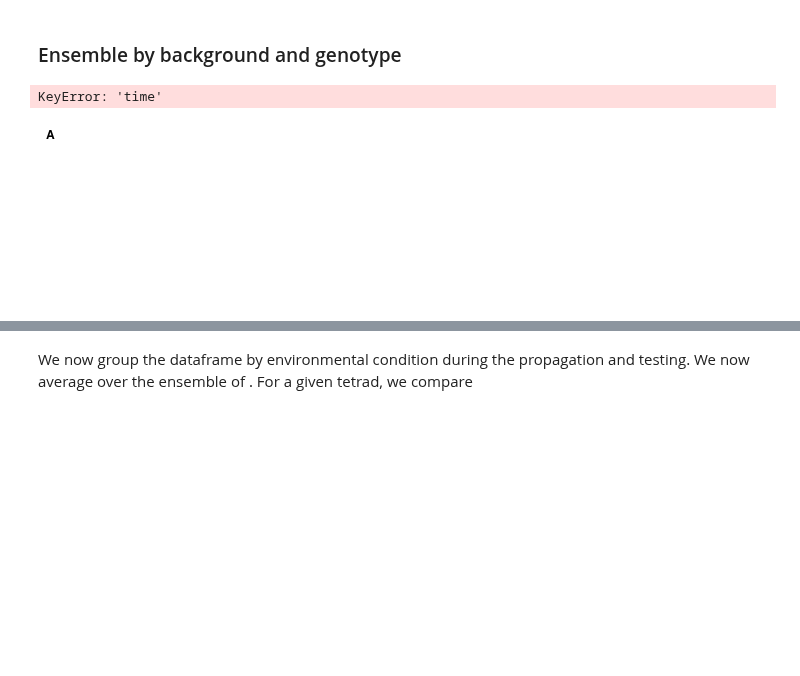
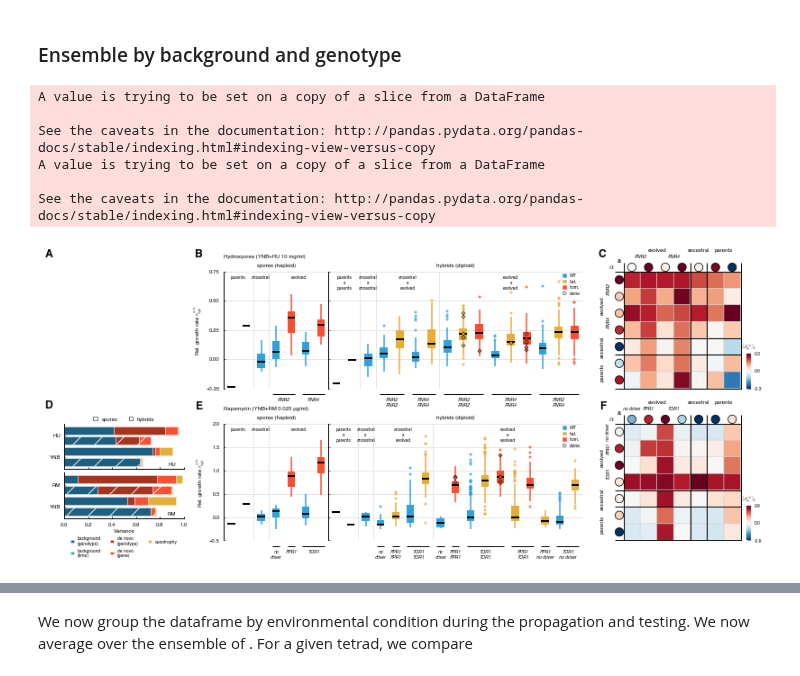
Before and after one commit to ivazquez/clonal-heterogeneity, a Jupyter notebook: src/figure5.ipynb, the cells around one changed output, grey strips where cells are left out. Drawn from its saved outputs; the diff is of its cells as text; code cells hidden in the pictures; blank space fills up the shorter version.

```diff
--- a/src/figure5.ipynb
+++ b/src/figure5.ipynb
@@ -135,16 +138,16 @@ df[order].to_csv(dir_data+'pheno/genetic-cross/pheno_hybrids_abs.csv', index=Fal
 ## Clones
 # %%
 # load data
-clone_norm_df = utils.load_data(dir_data+'pheno/pheno_populations_norm.pickle')
+clone_norm_df = utils.load_data(dir_data+'pheno/populations/pheno_populations_norm.pickle')
 
 # filter out strains used for spatial control
-clone_norm_df = clone_norm_df[(clone_norm_df.time == 'ancestral')|\
-                              (clone_norm_df.time == 'evolved')]
+clone_norm_df = clone_norm_df[(clone_norm_df.group == 'ancestral')|\
+                              (clone_norm_df.group == 'evolved')]
 
 clone_norm_df['genotype_short'] = map(lambda x: tuple(x.strip("/").split("/")),clone_norm_df['genotype_short'])
 clone_norm_df['genotype_long'] = map(lambda x: tuple(x.strip("/").split("/")),clone_norm_df['genotype_long'])
 
-clone_norm_df['time'] = zip(clone_norm_df.time, clone_norm_df.time)
+clone_norm_df['group'] = zip(clone_norm_df.group, clone_norm_df.group)
 clone_norm_df['background'] = zip(clone_norm_df.background, clone_norm_df.background)
 clone_norm_df['gene'] = zip(clone_norm_df.gene, clone_norm_df.gene)
 # clone_norm_df['genotype'] = zip(clone_norm_df.genotype, clone_norm_df.genotype)
@@ -189,9 +190,9 @@ ax.text(-0.1, 1.15,  chr(ord('A')), transform=ax.transAxes,
 ax.axis('off')
 
 ### Box plots ###
-groups_sp = spores_norm_df.groupby(['env_evo','env_test'])
-groups_hy = hybrids_norm_df.groupby(['env_evo','env_test'])
-groups_cl = clone_norm_df.groupby(['selection','env_test'])
+groups_sp = spores_norm_df.groupby(['selection','environment'])
+groups_hy = hybrids_norm_df.groupby(['selection','environment'])
+groups_cl = clone_norm_df.groupby(['selection','environment'])
 
 for (ii, (env_evo, env_test)) in enumerate([('HU','HU'),('RM','RM')]):
 
@@ -203,24 +204,24 @@ for (ii, (env_evo, env_test)) in enumerate([('HU','HU'),('RM','RM')]):
     # filter by dictionary
     S = S[(S['group'].isin(sp_bg_dict['position'][env_evo].keys())) &
           (S['genotype_short'].isin(sp_gt_short_dict['position'][env_evo].keys())) &
-          (S['time'].isin(sp_cl_dict['position'][env_evo].keys()))]
+          (S['background'].isin(sp_cl_dict['position'][env_evo].keys()))]
     H = H[(H['group'].isin(hy_bg_dict['position'][env_evo].keys())) &
           (H['genotype_short'].isin(hy_gt_short_dict['position'][env_evo].keys())) &
-          (H['time'].isin(hy_cl_dict['position'][env_evo].keys()))]
+          (H['background'].isin(hy_cl_dict['position'][env_evo].keys()))]
 
     # apply sorting ranks to reorder rows
     S.loc[:,'rank_group'] = S['group'].map(sp_bg_dict['position'][env_evo])
-    S.loc[:,'rank_time'] = S['time'].map(sp_cl_dict['position'][env_evo])
+    S.loc[:,'rank_background'] = S['background'].map(sp_cl_dict['position'][env_evo])
     S.loc[:,'rank_gene'] = S['gene'].map(sp_gn_dict['position'][env_evo])
     S.loc[:,'rank_genotype'] = S['genotype_short'].map(sp_gt_short_dict['position'][env_evo])
-    S.sort_values(['rank_group','rank_time','rank_gene','rank_genotype'],
+    S.sort_values(['rank_group','rank_background','rank_gene','rank_genotype'],
                   ascending=True,inplace=True)
 
-    H.loc[:,'rank_background'] = H['group'].map(hy_bg_dict['position'][env_evo])
-    H.loc[:,'rank_population'] = H['population'].map(hy_cl_dict['position'][env_evo])
+    H.loc[:,'rank_group'] = H['group'].map(hy_bg_dict['position'][env_evo])
+    H.loc[:,'rank_background'] = H['background'].map(hy_cl_dict['position'][env_evo])
     H.loc[:,'rank_gene'] = H['gene'].map(hy_gn_dict['position'][env_evo])
     H.loc[:,'rank_genotype'] = H['genotype_short'].map(hy_gt_short_dict['position'][env_evo])
-    H.sort_values(['rank_background','rank_time','rank_gene','rank_genotype'],
+    H.sort_values(['rank_group','rank_background','rank_gene','rank_genotype'],
                   ascending=True,inplace=True)
 
     S_ref = S[S.group=='ancestral'].growth_rate.mean()
@@ -235,13 +236,13 @@ for (ii, (env_evo, env_test)) in enumerate([('HU','HU'),('RM','RM')]):
     ax1.text(0, 1.125,  dict_environment['long_label'][env_evo], transform=ax1.transAxes,
              fontsize=6, va='center', ha='left')
 
-    S = S.groupby(['group','time','gene','genotype_short','tetrad','spore'], sort=False)[param]\
+    S = S.groupby(['group','background','gene','genotype_short','tetrad','spore'], sort=False)[param]\
     .agg([np.mean, np.median, np.std, 'count'])['mean']\
-    .unstack(level=['group','time','gene','genotype_short'])
+    .unstack(level=['group','background','gene','genotype_short'])
     S = S-S_ref
 
-    bp = S.plot(ax=ax1, kind='box', by='population', return_type='dict',
-                labels=S.columns.get_level_values('population'))
+    bp = S.plot(ax=ax1, kind='box', by='group', return_type='dict',
+                labels=S.columns.get_level_values('group'))
 
     plot.boxplot_custom(bp, ax1,
                         colors=[sp_gt_short_dict['color'][env_evo][x] for x in S.columns.get_level_values('genotype_short')],
@@ -254,24 +255,24 @@ for (ii, (env_evo, env_test)) in enumerate([('HU','HU'),('RM','RM')]):
     ### hybrids barplot ###
     ax2 = plt.subplot(gs[(env_evo,'barplot')][7:], sharey=ax1)
 
-    H = H.groupby(['group','time','gene','genotype_short','tetrad','spore'], sort=False)[param]\
+    H = H.groupby(['group','background','gene','genotype_short','tetrad','spore'], sort=False)[param]\
     .agg([np.mean, np.median, np.std, 'count'])['mean']\
-    .unstack(level=['group','time','gene','genotype_short'])
+    .unstack(level=['group','background','gene','genotype_short'])
     H = H-H_ref
 
-    C = C.groupby(['group','time','gene','genotype_short','isolate'], sort=False)[param]\
+    C = C.groupby(['group','background','gene','genotype_short','isolate'], sort=False)[param]\
     .agg([np.mean, np.median, np.std, 'count'])['mean']
     C_ref = C[('ancestral', 'ancestral')].mean()
 
     C = C-C_ref
-    C = C.unstack(level=['group','time','gene','genotype_short'])
+    C = C.unstack(level=['group','background','gene','genotype_short'])
     C = C.loc[:,(C.columns.get_level_values('group').isin([('evolved','evolved')])\
                  &~(C.columns.get_level_values('gene').isin([('','')])))]
     C = C.reindex(columns=H.columns)
     C = C.dropna(how='all')
 
-    bp = H.plot(ax=ax2, kind='box', by='time', return_type='dict',
-                labels=H.columns.get_level_values('population'))
+    bp = H.plot(ax=ax2, kind='box', by='group', return_type='dict',
+                labels=H.columns.get_level_values('group'))
 
     plot.boxplot_custom(bp, ax2,
                         colors=[hy_gt_short_dict['color'][env_evo][x] for x in H.columns.get_level_values('genotype_short')],
@@ -359,22 +360,22 @@ for (ii, (env_evo, env_test)) in enumerate([('HU','HU'),('RM','RM')]):
 
     # apply sorting ranks to reorder rows
     S.loc[:,u'rank_group'] = S[u'group'].map(dict_background)
-    S.loc[:,u'rank_time'] = S[u'time'].map(dict_population)
+    S.loc[:,u'rank_background'] = S[u'background'].map(dict_population)
     S.loc[:,u'rank_genotype'] = S[u'genotype_short'].map(dict_genotype)
     S.loc[:,u'rank_gene'] = S[u'gene'].map(dict_gene)
-    S.sort_values(by=[u'rank_group',u'rank_population',u'rank_genotype',u'rank_gene'],
+    S.sort_values(by=[u'rank_group',u'rank_background',u'rank_genotype',u'rank_gene'],
                   ascending=True,inplace=True)
 
     H.loc[:,u'rank_group_MATa'] = H[u'group_MATa'].map(dict_background)
     H.loc[:,u'rank_group_MATα'] = H[u'group_MATα'].map(dict_background)
-    H.loc[:,u'rank_time_MATa'] = H[u'time_MATa'].map(dict_population)
-    H.loc[:,u'rank_time_MATα'] = H[u'time_MATα'].map(dict_population)
+    H.loc[:,u'rank_background_MATa'] = H[u'background_MATa'].map(dict_population)
+    H.loc[:,u'rank_background_MATα'] = H[u'background_MATα'].map(dict_population)
     H.loc[:,u'rank_genotype_MATa'] = H[u'genotype_short_MATa'].map(dict_genotype)
     H.loc[:,u'rank_genotype_MATα'] = H[u'genotype_short_MATα'].map(dict_genotype)
     H.loc[:,u'rank_gene_MATa'] = H[u'gene_MATa'].map(dict_gene)
     H.loc[:,u'rank_gene_MATα'] = H[u'gene_MATα'].map(dict_gene)
     H.sort_values(by=[u'rank_group_MATa',u'rank_group_MATα',
-                      u'rank_time_MATa',u'rank_time_MATα',
+                      u'rank_background_MATa',u'rank_background_MATα',
                       u'rank_gene_MATa',u'rank_gene_MATα',
                       u'rank_genotype_MATa',u'rank_genotype_MATα'],
                   ascending=True, inplace=True)
@@ -385,7 +386,7 @@ for (ii, (env_evo, env_test)) in enumerate([('HU','HU'),('RM','RM')]):
              fontsize=12, fontweight='bold', va='center', ha='right')
 
     # spores
-    S = S.groupby([u'mating',u'group',u'time',u'genotype_short',u'gene'],
+    S = S.groupby([u'mating',u'group',u'background',u'genotype_short',u'gene'],
                     sort=False).agg(np.mean)[param]
     S_ref = S.ix[:,'ancestral'].mean()
     S = S-S_ref
@@ -401,10 +402,10 @@ for (ii, (env_evo, env_test)) in enumerate([('HU','HU'),('RM','RM')]):
                         cmap=plt.cm.RdBu_r, radius=0.25)
 
     # hybrids
-    H = H.groupby([u'group_MATa',u'time_MATa',u'gene_MATa',u'genotype_short_MATa',
-                   u'group_MATα',u'time_MATα',u'gene_MATα',u'genotype_short_MATα'],
+    H = H.groupby([u'group_MATa',u'background_MATa',u'gene_MATa',u'genotype_short_MATa',
+                   u'group_MATα',u'background_MATα',u'gene_MATα',u'genotype_short_MATα'],
                     sort=False).agg(np.mean)[param]
-    H = H.unstack(level=[u'group_MATα',u'time_MATα',u'gene_MATα',u'genotype_short_MATα'])
+    H = H.unstack(level=[u'group_MATα',u'background_MATα',u'gene_MATα',u'genotype_short_MATα'])
     H_ref = H.loc['ancestral','ancestral'].loc['WAxNA','WAxNA'].values.squeeze()
     H = H-H_ref
 
@@ -476,8 +477,8 @@ hdf = hdf[hdf.group.isin([('ancestral','ancestral'),('ancestral','evolved'),('ev
 hdf = hdf[np.isfinite(hdf['growth_rate'])]
 
 formula = 'growth_rate ~ C(background) + C(gene) + C(genotype_short) + C(auxotrophy) + C(individual)'
-tsdf = sdf.groupby(['selection','env_test']).apply(stats.variance_vectors, formula)
-thdf = hdf.groupby(['selection','env_test']).apply(stats.variance_vectors, formula)
+tsdf = sdf.groupby(['selection','environment']).apply(stats.variance_vectors, formula)
+thdf = hdf.groupby(['selection','environment']).apply(stats.variance_vectors, formula)
 df = pd.concat([tsdf, thdf], keys=['spores','hybrids'], names=['type'])
 
 # fix columns
@@ -537,32 +538,37 @@ for ii, (env_evo, ge) in enumerate(df.groupby(level='selection')):
     ax.set_ylabel('')
     ystart, yend, ylabels = plot.set_custom_labels(ge.index, 1)
     ax.set_yticks(ylabels.values())
     ax.set_yticklabels(ylabels.keys(), fontsize=6)
 
     # annotate panels and axis
     ax.annotate(env_evo, xy=(0.9, 0.05),
                 xycoords=('axes fraction', 'axes fraction'),
                 ha='center', va='bottom', fontsize=6)
 
     ax.tick_params(axis='both', which='major', labelsize=6, size=2)
 
 # Fix x-axis labels (missing due to boxplot styling)
 axes['RM'].xaxis.set_visible(True)
 plt.setp(axes['RM'].get_xticklabels(), visible=True)
 
 s_artist = patches.Rectangle((0,0), width=1, height=1,
                              facecolor='w', edgecolor='k')
 h_artist = patches.Rectangle((0,0), width=1, height=1, hatch='///',
                              facecolor='w', edgecolor='k')
 
 leg2 = axes['HU'].legend([s_artist,h_artist], ['spores','hybrids'],
                          bbox_to_anchor=(0.5, 1.2), ncol=2,
                          frameon=False, loc='upper center',
                          borderaxespad=0, handlelength=0.75, prop={'size':6})
 
 fig.savefig(dir_paper+'figures/figure5/figure5.png', dpi=300, bbox_inches='tight')
 fig.savefig(dir_paper+'figures/figure5/figure5.svg', dpi=300, bbox_inches='tight')
 plt.show()
 # %% [output]
-KeyError: 'time'
+A value is trying to be set on a copy of a slice from a DataFrame
+
+See the caveats in the documentation: http://pandas.pydata.org/pandas-docs/stable/indexing.html#indexing-view-versus-copy
+A value is trying to be set on a copy of a slice from a DataFrame
+
+See the caveats in the documentation: http://pandas.pydata.org/pandas-docs/stable/indexing.html#indexing-view-versus-copy
-[figure, old version]
+[figure, new version]
```
Also changed, not shown: parts of 18 cells of this notebook, 8 other files.
